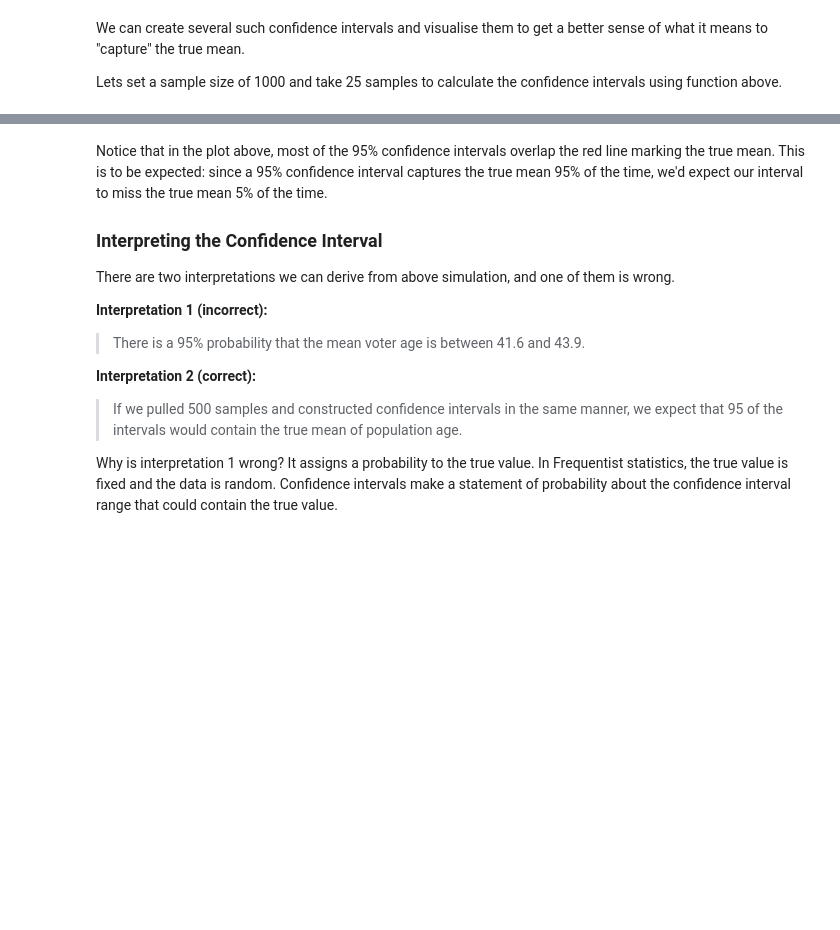
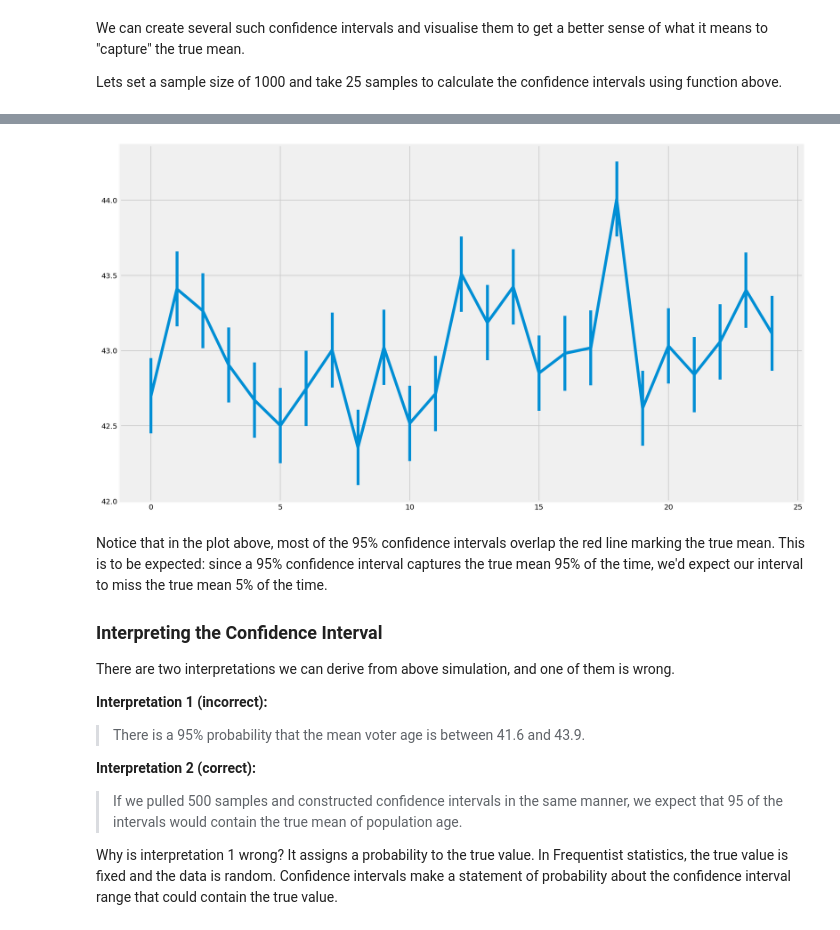
Before and after one commit to MangrobanGit/dsc-2-19-15-confidence-intervals-lab-seattle-ds-career-040119, a Jupyter notebook: index.ipynb, the cells around one changed output, grey strips where cells are left out. Saved outputs shown, nothing was run; the diff lists cells and outputs as text; code cells hidden in the pictures; blank space fills up the shorter version.

```diff
--- a/index.ipynb
+++ b/index.ipynb
@@ -279,5 +279,5 @@ for sample in range(25):
 import numpy as np
 plt.figure(figsize=(15,9))
 
-plt.errorbar(range(25),sample_means,
+plt.errorbar(range(25),sample_means, yerr=.25)
 # %% [output]
@@ -285,3 +285,4 @@ SyntaxError: invalid syntax (<ipython-input-35-95d4c5ff4247>, line 6)
+[figure, added]
 # %% [markdown]
 Notice that in the plot above, most of the 95% confidence intervals overlap the red line marking the true mean. This is to be expected: since a 95% confidence interval captures the true mean 95% of the time, we'd expect our interval to miss the true mean 5% of the time.
 
```
Also changed, not shown: parts of 1 cell of this notebook.
